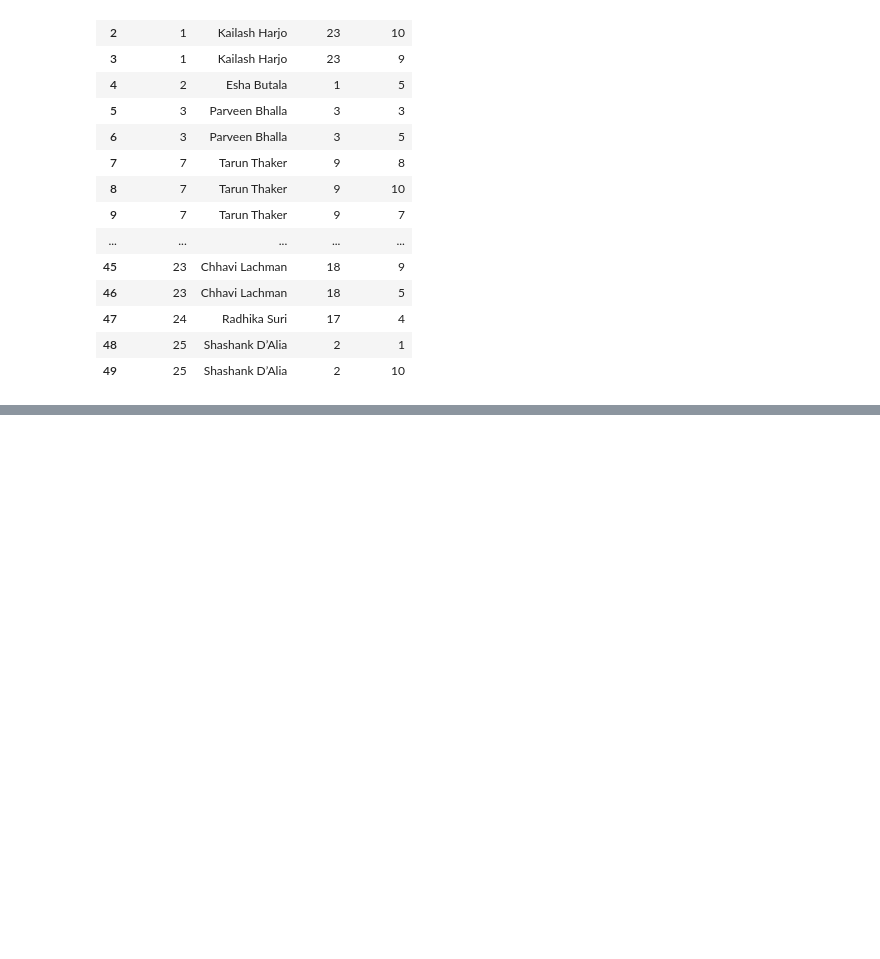
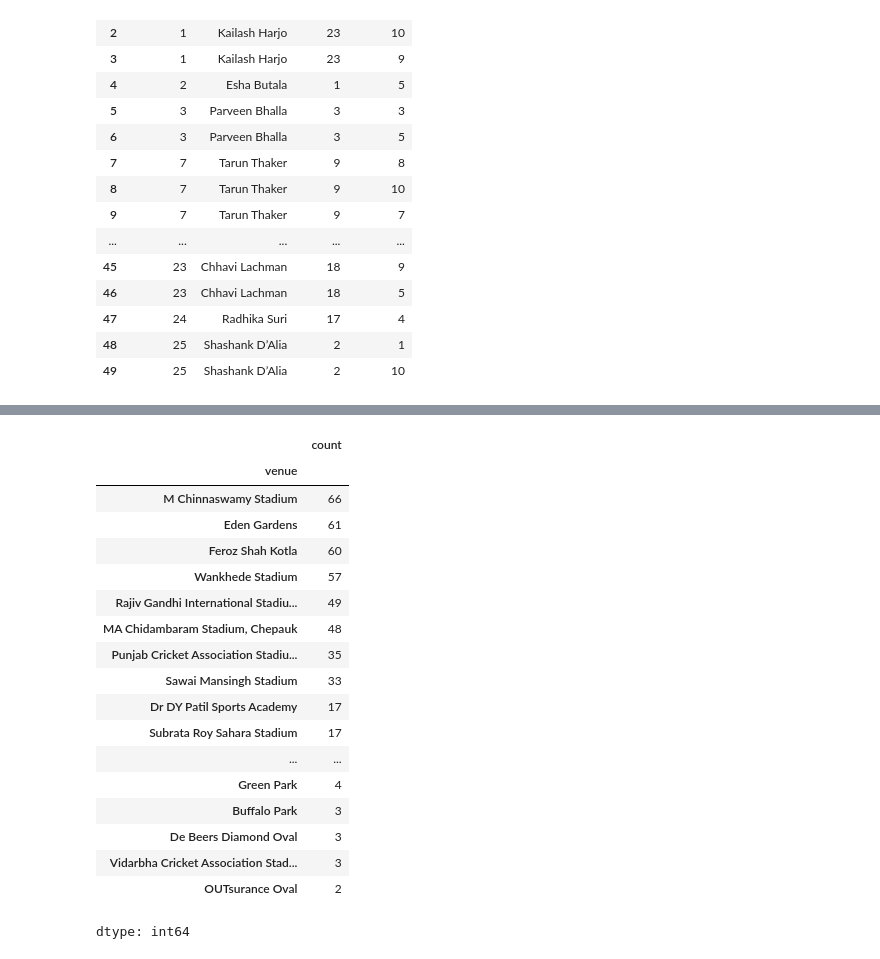
Before and after one commit to Muhammad-Waleed-Source/Pandas, a Jupyter notebook: Pandas_5_Merging_Joining_Concatenating.ipynb, the cells around one changed output, grey strips where cells are left out. Cells and saved outputs as stored; diff of their text form; code cells hidden in the pictures; blank space fills up the shorter version.

```diff
--- a/Pandas_5_Merging_Joining_Concatenating.ipynb
+++ b/Pandas_5_Merging_Joining_Concatenating.ipynb
@@ -486,0 +547,23 @@ pd.merge(students, regs, how='inner', on='student_id')
+# %%
+num_matches = matches['venue'].value_counts()
+num_matches
+# %% [output]
+|  | count |
+| venue |  |
+| M Chinnaswamy Stadium | 66 |
+| Eden Gardens | 61 |
+| Feroz Shah Kotla | 60 |
+| Wankhede Stadium | 57 |
+| Rajiv Gandhi International Stadiu... | 49 |
+| MA Chidambaram Stadium, Chepauk | 48 |
+| Punjab Cricket Association Stadiu... | 35 |
+| Sawai Mansingh Stadium | 33 |
+| Dr DY Patil Sports Academy | 17 |
+| Subrata Roy Sahara Stadium | 17 |
+| ... | ... |
+| Green Park | 4 |
+| Buffalo Park | 3 |
+| De Beers Diamond Oval | 3 |
+| Vidarbha Cricket Association Stad... | 3 |
+| OUTsurance Oval | 2 |
+dtype: int64
```
Also changed, not shown: parts of 6 cells of this notebook.
